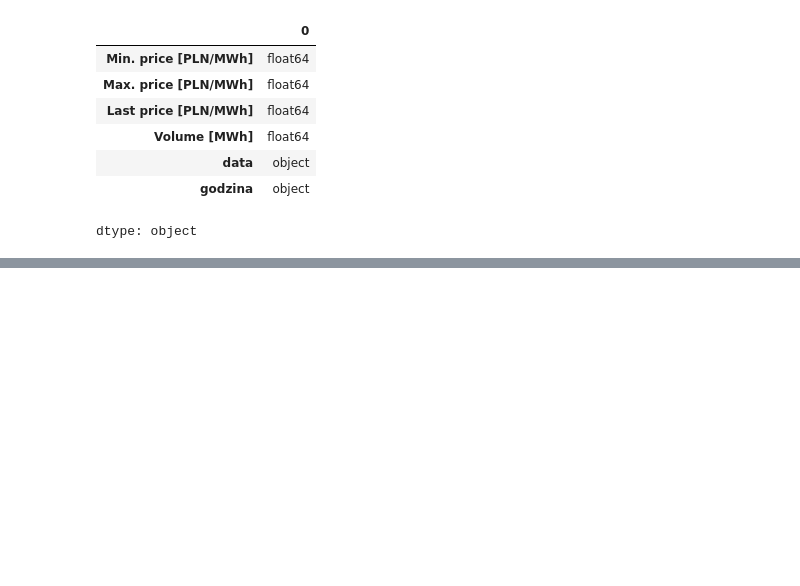
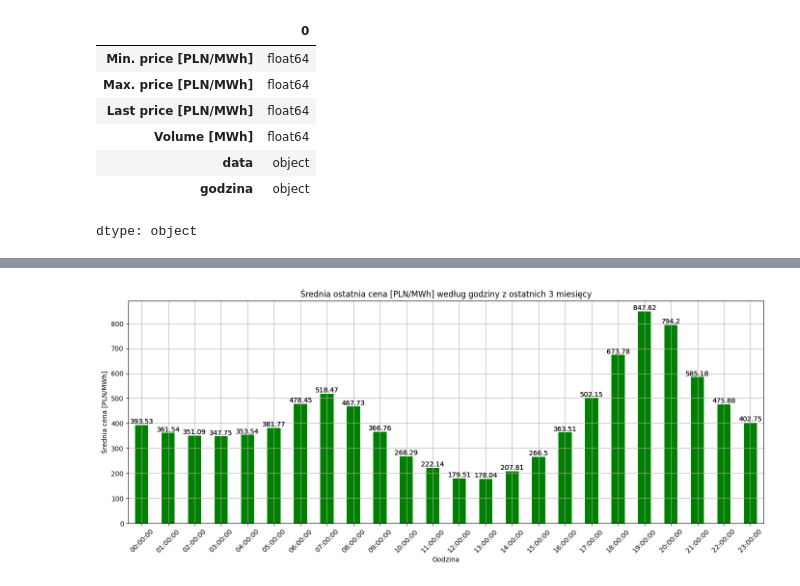
Before and after one commit to agatagera/Analiza-Cen-Energii, a Jupyter notebook: ceny_energii.ipynb, the cells around one changed output, grey strips where cells are left out. Drawn from its saved outputs; the diff is of its cells as text; code cells hidden in the pictures; blank space fills up the shorter version.

```diff
--- a/ceny_energii.ipynb
+++ b/ceny_energii.ipynb
@@ -178,0 +193,3 @@ plt.show()
+# %%
+#ostatnie 3 miesiące
+df_3_months = df[df['data'] >= '2024-07-01']
@@ -178,0 +204,18 @@ plt.show()
+# %%
+avg_last_price_by_hour_3_months = df_3_months.groupby('godzina')['Last price [PLN/MWh]'].mean()
+
+plt.figure(figsize=(17,6))
+avg_last_price_by_hour_3_months.plot(kind='bar', color='green')
+bars = avg_last_price_by_hour_3_months.plot(kind='bar', color='green')
+for bar in bars.patches:
+    # Dodajemy wartość średniej ceny nad każdym słupkiem
+    plt.text(bar.get_x() + bar.get_width() / 2, bar.get_height(),
+             round(bar.get_height(), 2), ha='center', va='bottom')
+plt.title('Średnia ostatnia cena [PLN/MWh] według godziny z ostatnich 3 miesięcy')
+plt.xlabel('Godzina')
+plt.ylabel('Średnia cena [PLN/MWh]')
+plt.xticks(rotation=45)
+plt.grid(True)
+plt.show()
+# %% [output]
+[figure, added]
```
Also changed, not shown: parts of 30 cells of this notebook.
